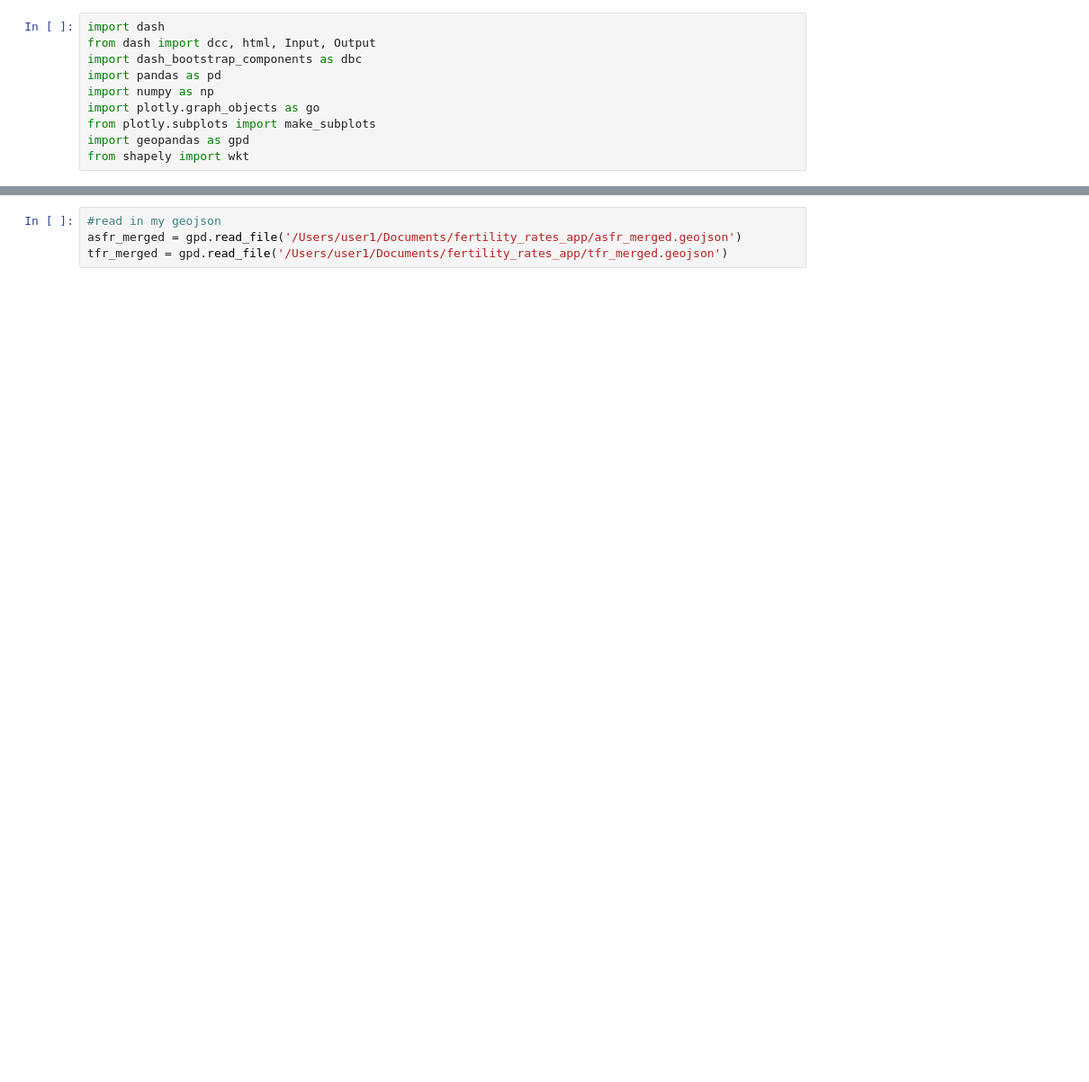
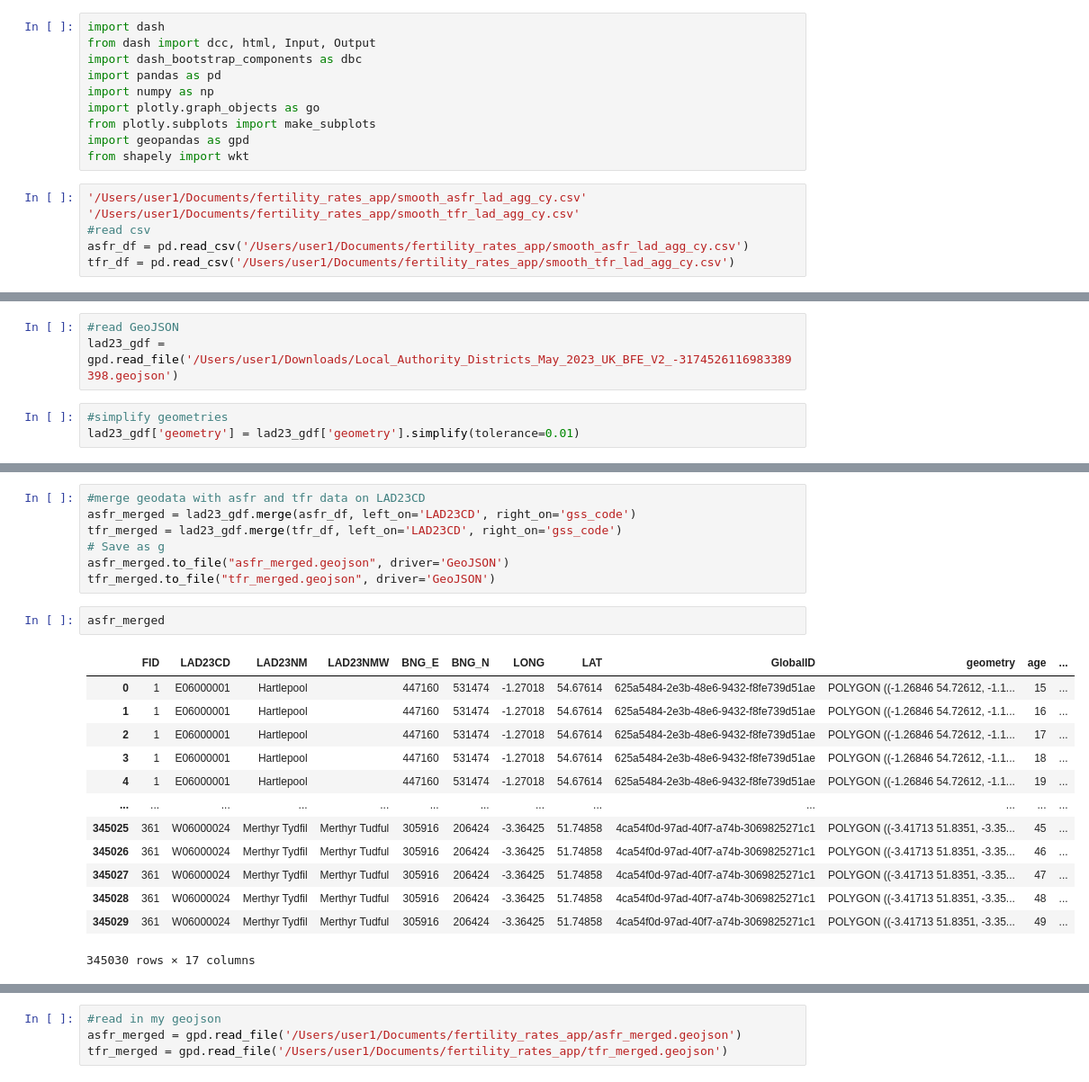
Before and after one commit to SebastianHeslinRees/housing_area_creation_tool_aws_deployment, a Jupyter notebook: app_deployment_blueprint_and_instructions.ipynb, the cells around one changed output, grey strips where cells are left out. Shown at 90% size. Drawn from its saved outputs; the diff is of its cells as text; blank space fills up the shorter version.

```diff
--- a/app_deployment_blueprint_and_instructions.ipynb
+++ b/app_deployment_blueprint_and_instructions.ipynb
@@ -8,3 +8,9 @@ import plotly.graph_objects as go
 from plotly.subplots import make_subplots
 import geopandas as gpd
 from shapely import wkt
+# %%
+'/Users/user1/Documents/fertility_rates_app/smooth_asfr_lad_agg_cy.csv'
+'/Users/user1/Documents/fertility_rates_app/smooth_tfr_lad_agg_cy.csv'
+#read csv
+asfr_df = pd.read_csv('/Users/user1/Documents/fertility_rates_app/smooth_asfr_lad_agg_cy.csv')
+tfr_df = pd.read_csv('/Users/user1/Documents/fertility_rates_app/smooth_tfr_lad_agg_cy.csv')
@@ -10,0 +21,6 @@ from shapely import wkt
+# %%
+#read GeoJSON
+lad23_gdf = gpd.read_file('/Users/user1/Downloads/Local_Authority_Districts_May_2023_UK_BFE_V2_-3174526116983389398.geojson')
+# %%
+#simplify geometries
+lad23_gdf['geometry'] = lad23_gdf['geometry'].simplify(tolerance=0.01)
@@ -10,0 +52,23 @@ from shapely import wkt
+# %%
+#merge geodata with asfr and tfr data on LAD23CD
+asfr_merged = lad23_gdf.merge(asfr_df, left_on='LAD23CD', right_on='gss_code')
+tfr_merged = lad23_gdf.merge(tfr_df, left_on='LAD23CD', right_on='gss_code')
+# Save as g
+asfr_merged.to_file("asfr_merged.geojson", driver='GeoJSON')
+tfr_merged.to_file("tfr_merged.geojson", driver='GeoJSON')
+# %%
+asfr_merged
+# %% [output]
+|  | FID | LAD23CD | LAD23NM | LAD23NMW | BNG_E | BNG_N | LONG | LAT | GlobalID | geometry | age | ... |
+| 0 | 1 | E06000001 | Hartlepool |  | 447160 | 531474 | -1.27018 | 54.67614 | 625a5484-2e3b-48e6-9432-f8fe739d51ae | POLYGON ((-1.26846 54.72612, -1.1... | 15 | ... |
+| 1 | 1 | E06000001 | Hartlepool |  | 447160 | 531474 | -1.27018 | 54.67614 | 625a5484-2e3b-48e6-9432-f8fe739d51ae | POLYGON ((-1.26846 54.72612, -1.1... | 16 | ... |
+| 2 | 1 | E06000001 | Hartlepool |  | 447160 | 531474 | -1.27018 | 54.67614 | 625a5484-2e3b-48e6-9432-f8fe739d51ae | POLYGON ((-1.26846 54.72612, -1.1... | 17 | ... |
+| 3 | 1 | E06000001 | Hartlepool |  | 447160 | 531474 | -1.27018 | 54.67614 | 625a5484-2e3b-48e6-9432-f8fe739d51ae | POLYGON ((-1.26846 54.72612, -1.1... | 18 | ... |
+| 4 | 1 | E06000001 | Hartlepool |  | 447160 | 531474 | -1.27018 | 54.67614 | 625a5484-2e3b-48e6-9432-f8fe739d51ae | POLYGON ((-1.26846 54.72612, -1.1... | 19 | ... |
+| ... | ... | ... | ... | ... | ... | ... | ... | ... | ... | ... | ... | ... |
+| 345025 | 361 | W06000024 | Merthyr Tydfil | Merthyr Tudful | 305916 | 206424 | -3.36425 | 51.74858 | 4ca54f0d-97ad-40f7-a74b-3069825271c1 | POLYGON ((-3.41713 51.8351, -3.35... | 45 | ... |
+| 345026 | 361 | W06000024 | Merthyr Tydfil | Merthyr Tudful | 305916 | 206424 | -3.36425 | 51.74858 | 4ca54f0d-97ad-40f7-a74b-3069825271c1 | POLYGON ((-3.41713 51.8351, -3.35... | 46 | ... |
+| 345027 | 361 | W06000024 | Merthyr Tydfil | Merthyr Tudful | 305916 | 206424 | -3.36425 | 51.74858 | 4ca54f0d-97ad-40f7-a74b-3069825271c1 | POLYGON ((-3.41713 51.8351, -3.35... | 47 | ... |
+| 345028 | 361 | W06000024 | Merthyr Tydfil | Merthyr Tudful | 305916 | 206424 | -3.36425 | 51.74858 | 4ca54f0d-97ad-40f7-a74b-3069825271c1 | POLYGON ((-3.41713 51.8351, -3.35... | 48 | ... |
+| 345029 | 361 | W06000024 | Merthyr Tydfil | Merthyr Tudful | 305916 | 206424 | -3.36425 | 51.74858 | 4ca54f0d-97ad-40f7-a74b-3069825271c1 | POLYGON ((-3.41713 51.8351, -3.35... | 49 | ... |
+345030 rows × 17 columns
```
Also changed, not shown: parts of 18 cells of this notebook, 15 other files.
